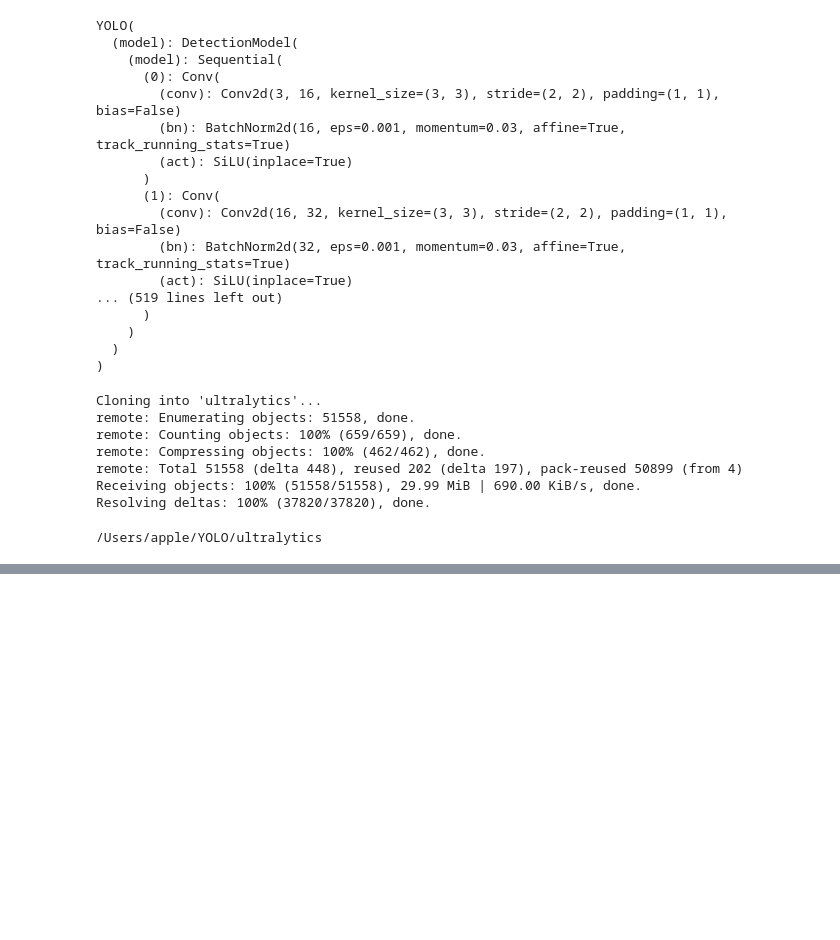
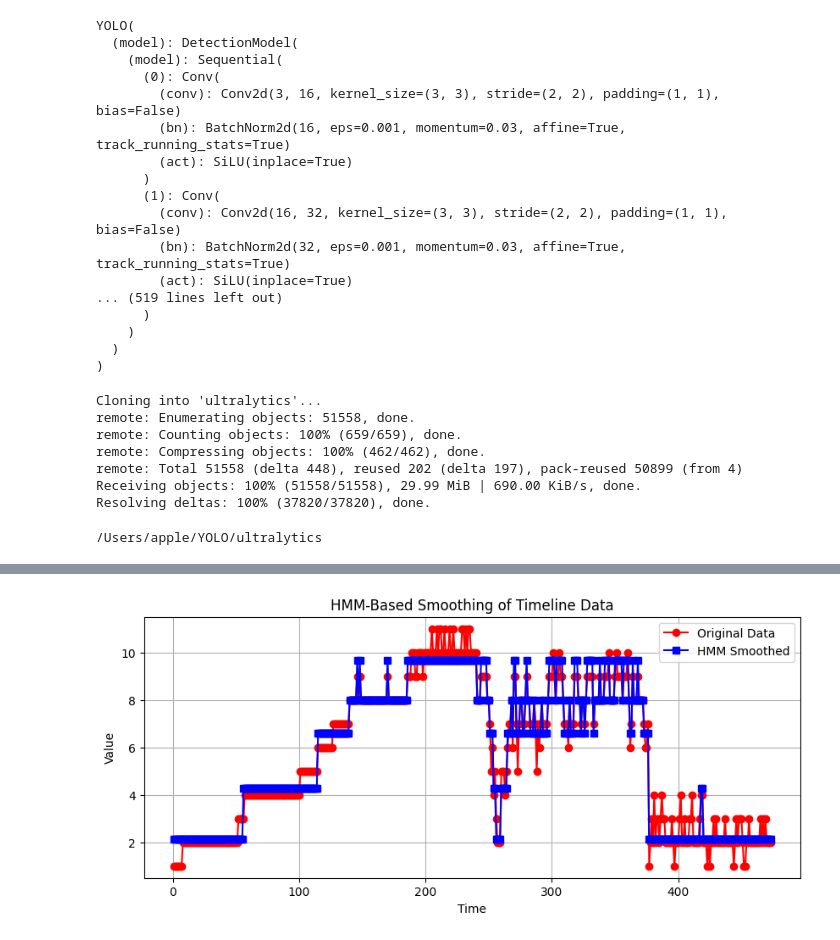
Before and after one commit to hiendang7613/z_code, a Jupyter notebook: yolo.ipynb, the cells around one changed output, grey strips where cells are left out. Drawn from its saved outputs; the diff is of its cells as text; code cells hidden in the pictures; blank space fills up the shorter version.

```diff
--- a/yolo.ipynb
+++ b/yolo.ipynb
@@ -1586,0 +1093,34 @@ Resolving deltas: 100% (37820/37820), done.
+# %%
+import numpy as np
+import matplotlib.pyplot as plt
+from hmmlearn.hmm import GaussianHMM
+
+# Example data: timestamps and noisy numerical values
+timestamps = list(range(1, len(list_numcells) + 1))
+values = np.array(list_numcells)
+
+# Reshape data for HMM (hmmlearn expects 2D input)
+X = values.reshape(-1, 1)
+
+# Train HMM with Gaussian emissions (2 hidden states for smoothing)
+hmm = GaussianHMM(n_components=6, covariance_type="diag", n_iter=100, random_state=42)
+hmm.fit(X)
+
+# Predict the most likely hidden states
+hidden_states = hmm.predict(X)
+
+# Compute the smoothed values using the means of the hidden states
+smoothed_values = hmm.means_[hidden_states].flatten()
+
+# Plot original vs. smoothed values
+plt.figure(figsize=(10, 4))
+plt.plot(timestamps, values, "o-", label="Original Data", color="red")
+plt.plot(timestamps, smoothed_values, "s-", label="HMM Smoothed", color="blue")
+plt.xlabel("Time")
+plt.ylabel("Value")
+plt.title("HMM-Based Smoothing of Timeline Data")
+plt.legend()
+plt.grid(True)
+plt.show()
+# %% [output]
+[figure, added]
```
Also changed, not shown: parts of 52 cells of this notebook.
